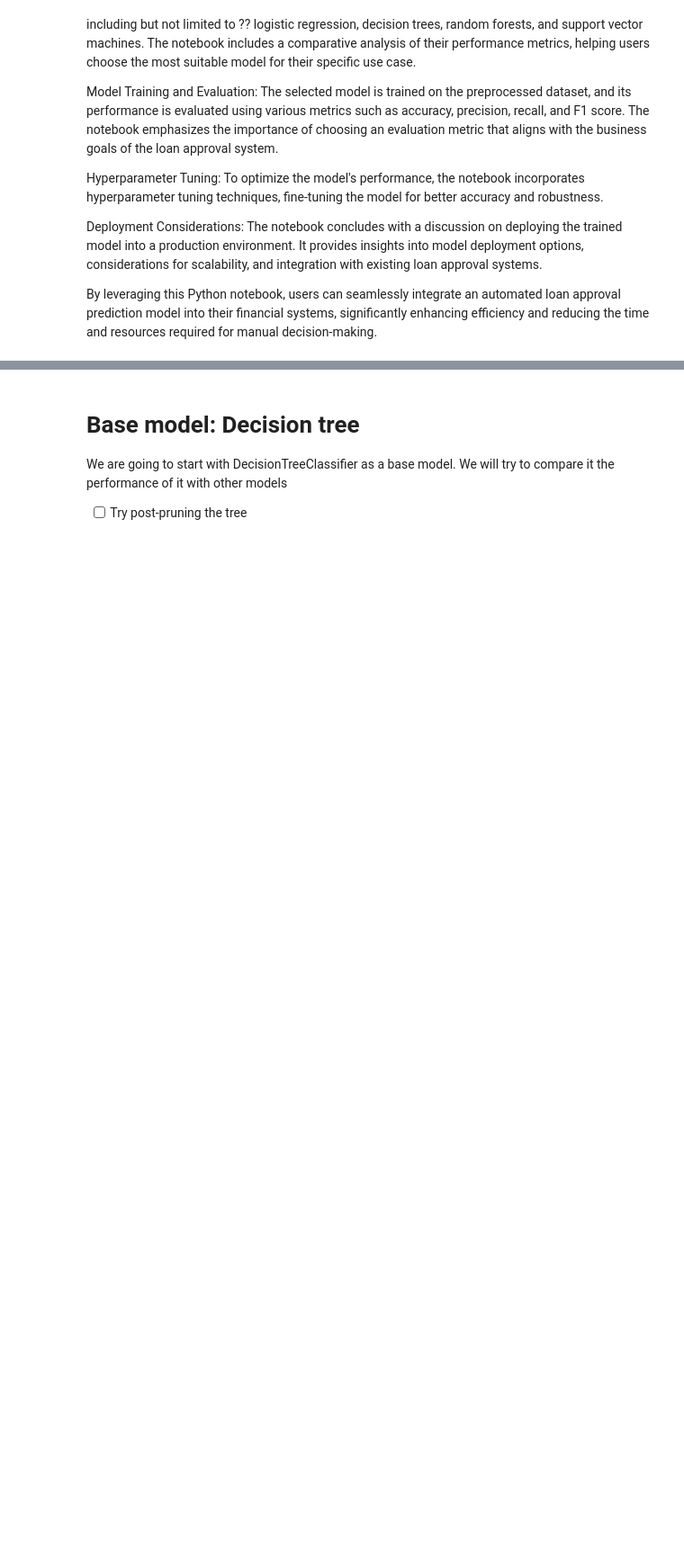
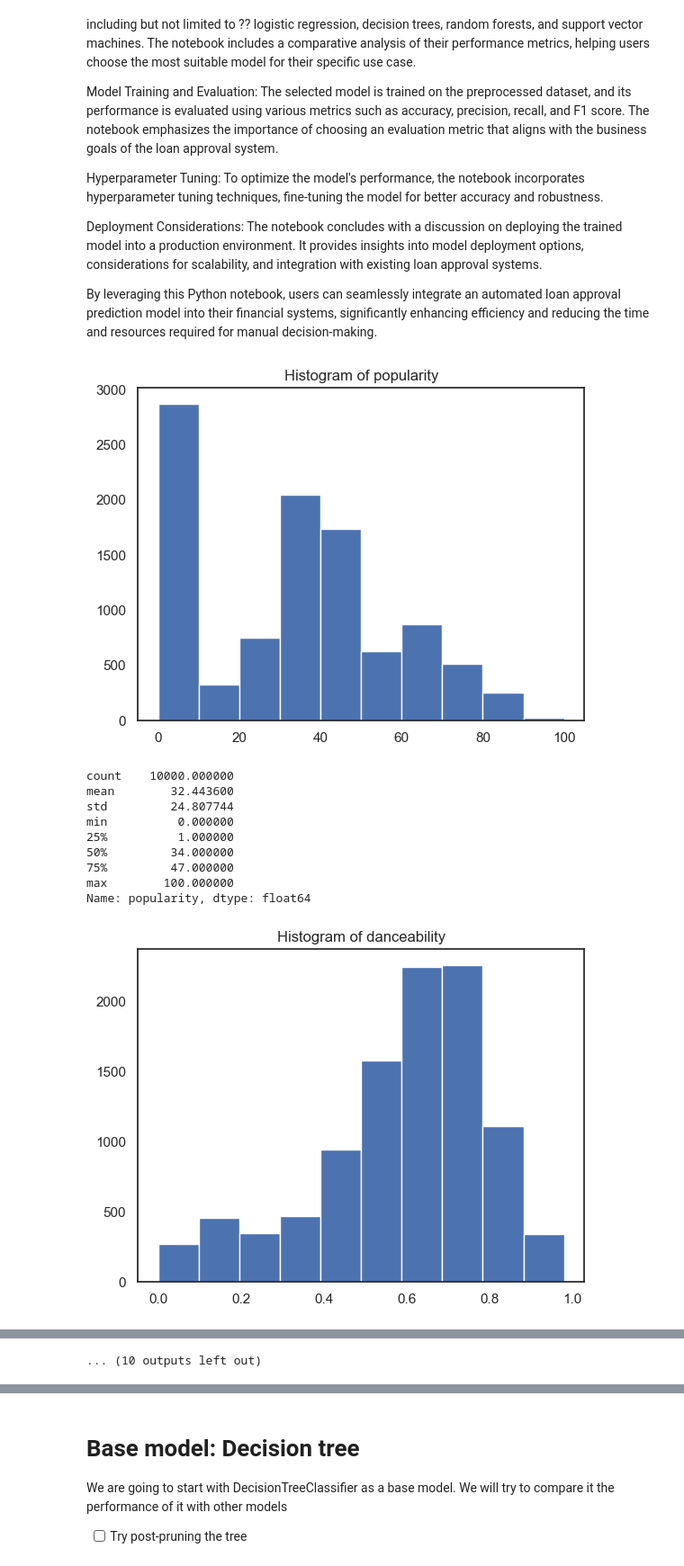
Before and after one commit to orifmilod/Spotify-ML, a Jupyter notebook: Spotify.ipynb, the cells around one changed output, grey strips where cells are left out. Shown: that part at 90% size. Drawn from its saved outputs; the diff is of its cells as text; code cells hidden in the pictures; blank space fills up the shorter version.

```diff
--- a/Spotify.ipynb
+++ b/Spotify.ipynb
@@ -83,12 +79,25 @@ Deployment Considerations: The notebook concludes with a discussion on deploying
 By leveraging this Python notebook, users can seamlessly integrate an automated loan approval prediction model into their financial systems, significantly enhancing efficiency and reducing the time and resources required for manual decision-making.
 # %%
 numerical_columns = df.select_dtypes(include=np.number).columns.tolist()
-categorical_columns = ['track_genre', 'explicit', 'mode']
-# for col in numerical_columns:
-#     column_data = df[col]
-#     _, ax = plt.subplots()
-#     ax.set_title(f'Histogram of {col}')
+categorical_columns = ['track_genre', 'explicit'] # mode
+for col in numerical_columns:
+    column_data = df[col]
+    _, ax = plt.subplots()
+    ax.set_title(f'Histogram of {col}')
 
-#     plt.hist(column_data)
-#     plt.show()
-#     print(column_data.describe())
+    plt.hist(column_data)
+    # plt.savefig(f'plt/{col}.png', format='png')
+    plt.show()
+    print(column_data.describe())
+# %% [output]
+[figure, added]
+count    10000.000000
+mean        32.443600
+std         24.807744
+min          0.000000
+25%          1.000000
+50%         34.000000
+75%         47.000000
+max        100.000000
+Name: popularity, dtype: float64
+[figure, added]
@@ -95 +153,2 @@ categorical_columns = ['track_genre', 'explicit', 'mode']
+... (10 outputs left out)
 # %%
```
Also changed, not shown: parts of 23 cells of this notebook, 15 other files.
